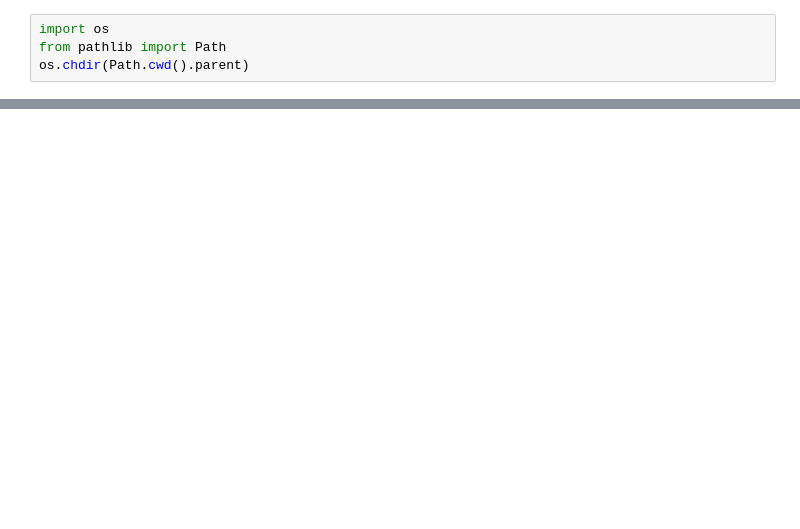
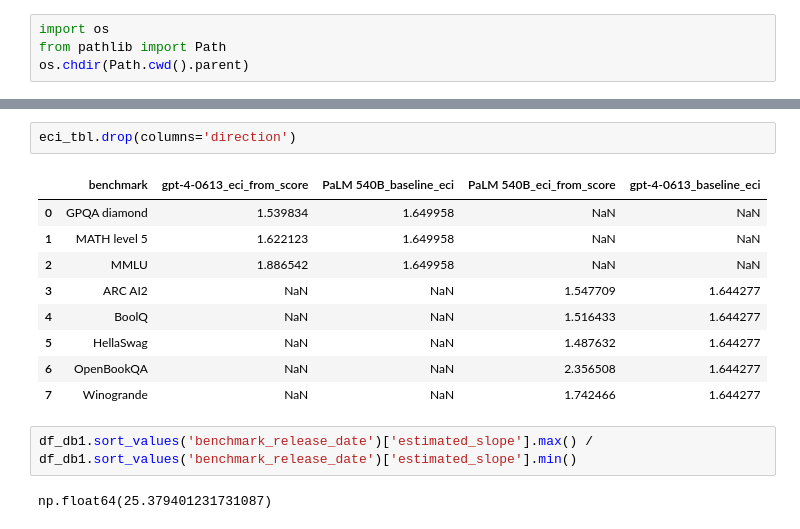
Before and after one commit to epoch-research/benchmark-stitching, a Jupyter notebook: notebooks/eci_testing.ipynb, the cells around one changed output, grey strips where cells are left out. Saved outputs shown, nothing was run; the diff lists cells and outputs as text; blank space fills up the shorter version.

```diff
--- a/notebooks/eci_testing.ipynb
+++ b/notebooks/eci_testing.ipynb
@@ -99,0 +436,16 @@ df_cm1.to_csv('output/eci_scores.csv')
+# %%
+eci_tbl.drop(columns='direction')
+# %% [output]
+|  | benchmark | gpt-4-0613_eci_from_score | PaLM 540B_baseline_eci | PaLM 540B_eci_from_score | gpt-4-0613_baseline_eci |
+| 0 | GPQA diamond | 1.539834 | 1.649958 | NaN | NaN |
+| 1 | MATH level 5 | 1.622123 | 1.649958 | NaN | NaN |
+| 2 | MMLU | 1.886542 | 1.649958 | NaN | NaN |
+| 3 | ARC AI2 | NaN | NaN | 1.547709 | 1.644277 |
+| 4 | BoolQ | NaN | NaN | 1.516433 | 1.644277 |
+| 5 | HellaSwag | NaN | NaN | 1.487632 | 1.644277 |
+| 6 | OpenBookQA | NaN | NaN | 2.356508 | 1.644277 |
+| 7 | Winogrande | NaN | NaN | 1.742466 | 1.644277 |
+# %%
+df_db1.sort_values('benchmark_release_date')['estimated_slope'].max() / df_db1.sort_values('benchmark_release_date')['estimated_slope'].min()
+# %% [output]
+np.float64(25.379401231731087)
```
Also changed, not shown: parts of 14 cells of this notebook, 5 other files.
